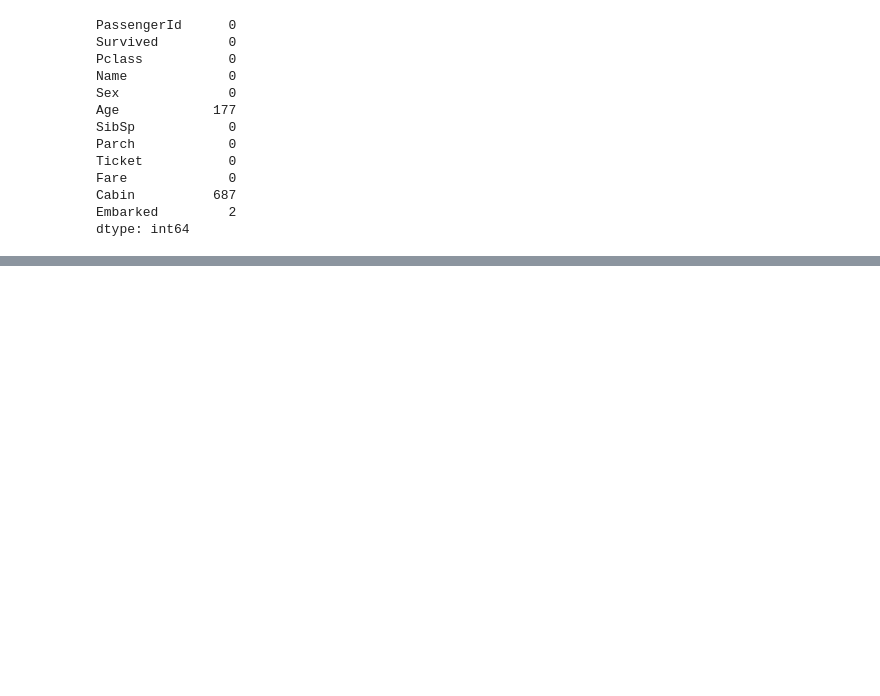
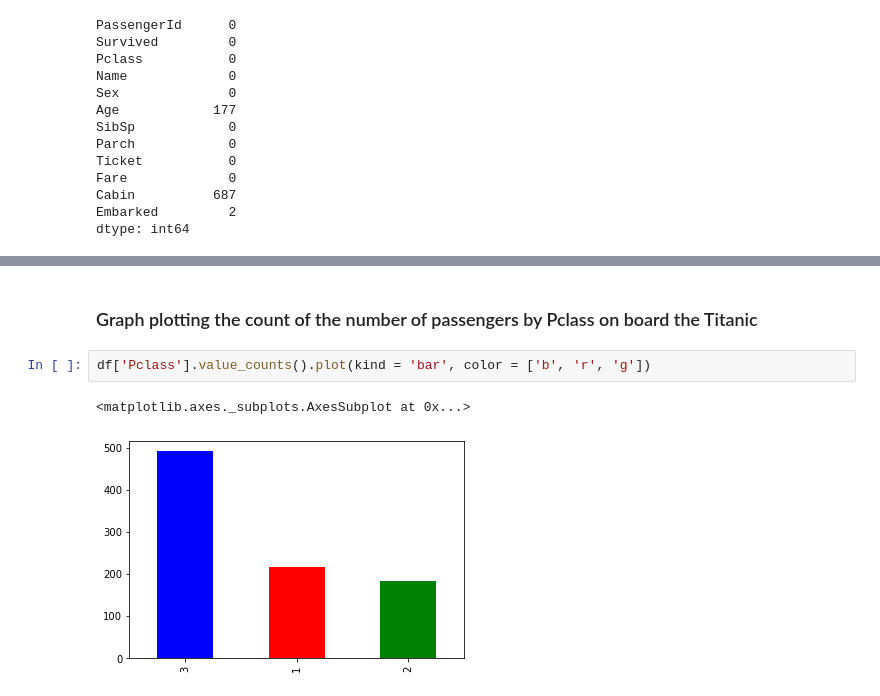
Before and after one commit to chiderac/Titanic-Coursework, a Jupyter notebook: Titanic Coursework.ipynb, the cells around one changed output, grey strips where cells are left out. Saved outputs shown, nothing was run; the diff lists cells and outputs as text; blank space fills up the shorter version.

```diff
--- a/Titanic Coursework.ipynb
+++ b/Titanic Coursework.ipynb
@@ -96,0 +306,7 @@ dtype: int64
+# %% [markdown]
+### Graph plotting the count of the number of passengers by Pclass on board the Titanic
+# %%
+df['Pclass'].value_counts().plot(kind = 'bar', color = ['b', 'r', 'g'])
+# %% [output]
+<matplotlib.axes._subplots.AxesSubplot at 0x...>
+[figure, added]
```
Also changed, not shown: parts of 163 cells of this notebook.
